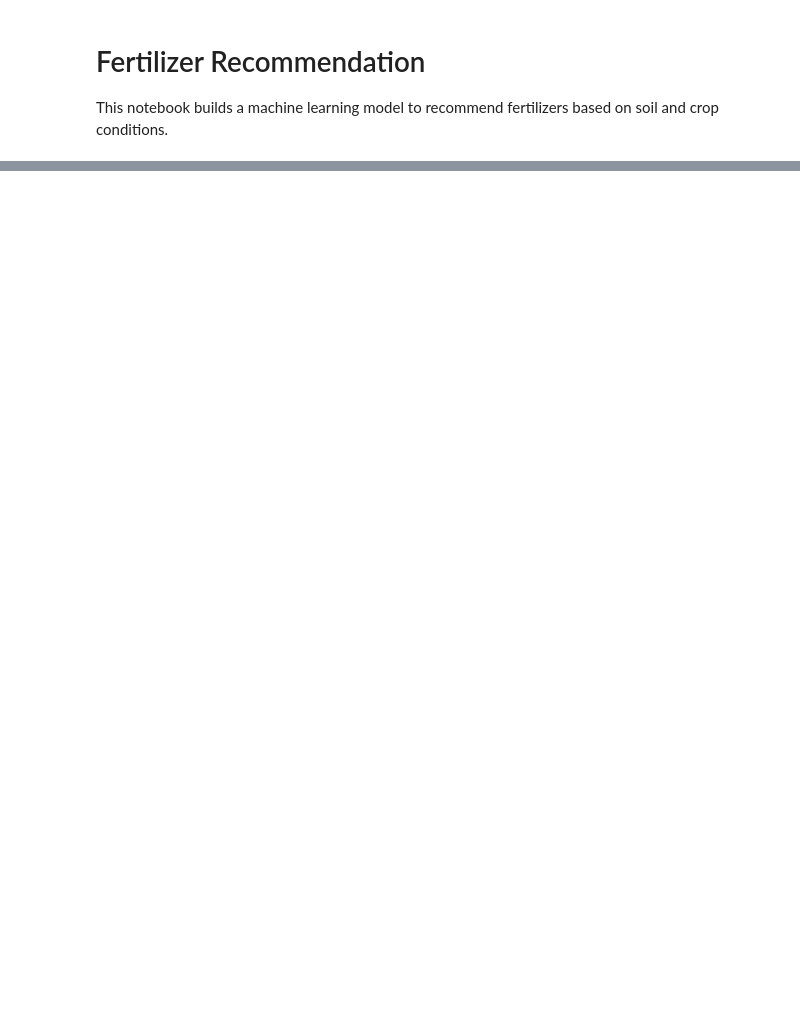
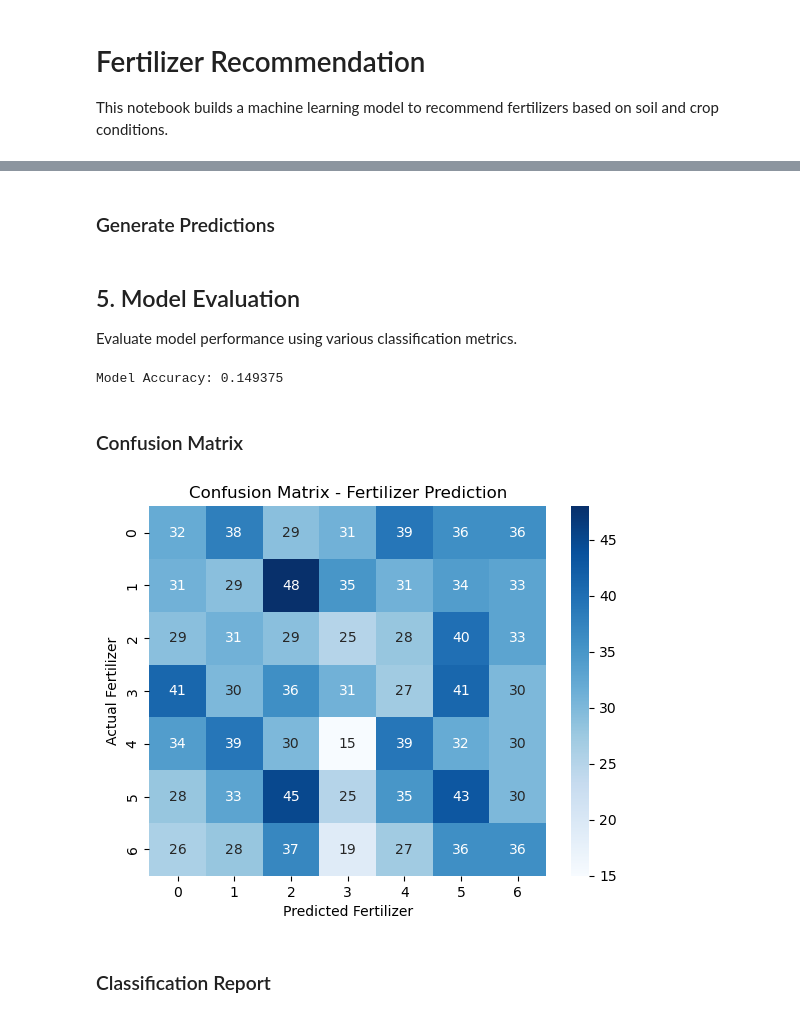
Before and after one commit to hardik-a3105/smart-agriculture-system, a Jupyter notebook: notebooks/fertilizer_recommendation.ipynb, the cells around one changed output, grey strips where cells are left out. Cells and saved outputs as stored; diff of their text form; code cells hidden in the pictures; blank space fills up the shorter version.

```diff
--- a/notebooks/fertilizer_recommendation.ipynb
+++ b/notebooks/fertilizer_recommendation.ipynb
@@ -181,0 +119,8 @@ Predicted Fertilizer Name: 17-17-17
+# %%
+# Label encoding for categorical variables
+# Convert categorical features (Crop_Type and Soil_Type) to numerical values
+Le_crop = LabelEncoder()
+data['Crop_Type'] = Le_crop.fit_transform(data['Crop_Type'])
+
+Le_soil = LabelEncoder()
+data['Soil_Type'] = Le_soil.fit_transform(data['Soil_Type'])
@@ -181,0 +159,30 @@ Predicted Fertilizer Name: 17-17-17
+# %% [markdown]
+### Generate Predictions
+# %%
+y_pred = model.predict(X_test)
+# %% [markdown]
+## 5. Model Evaluation
+Evaluate model performance using various classification metrics.
+# %%
+# Calculate model accuracy on the test set
+# Accuracy = (correct predictions / total predictions)
+accuracy = accuracy_score(y_test, y_pred)
+print("\nModel Accuracy:", accuracy)
+# %% [output]
+Model Accuracy: 0.149375
+# %% [markdown]
+### Confusion Matrix
+# %%
+# Create confusion matrix to analyze prediction performance per fertilizer class
+cm = confusion_matrix(y_test, y_pred)
+
+# Visualize confusion matrix as a heatmap
+sns.heatmap(cm, annot=True, fmt='d', cmap='Blues')
+plt.xlabel("Predicted Fertilizer")
+plt.ylabel("Actual Fertilizer")
+plt.title("Confusion Matrix - Fertilizer Prediction")
+plt.show()
+# %% [output]
+[figure, added]
+# %% [markdown]
+### Classification Report
```
Also changed, not shown: parts of 40 cells of this notebook, 11 other files.
